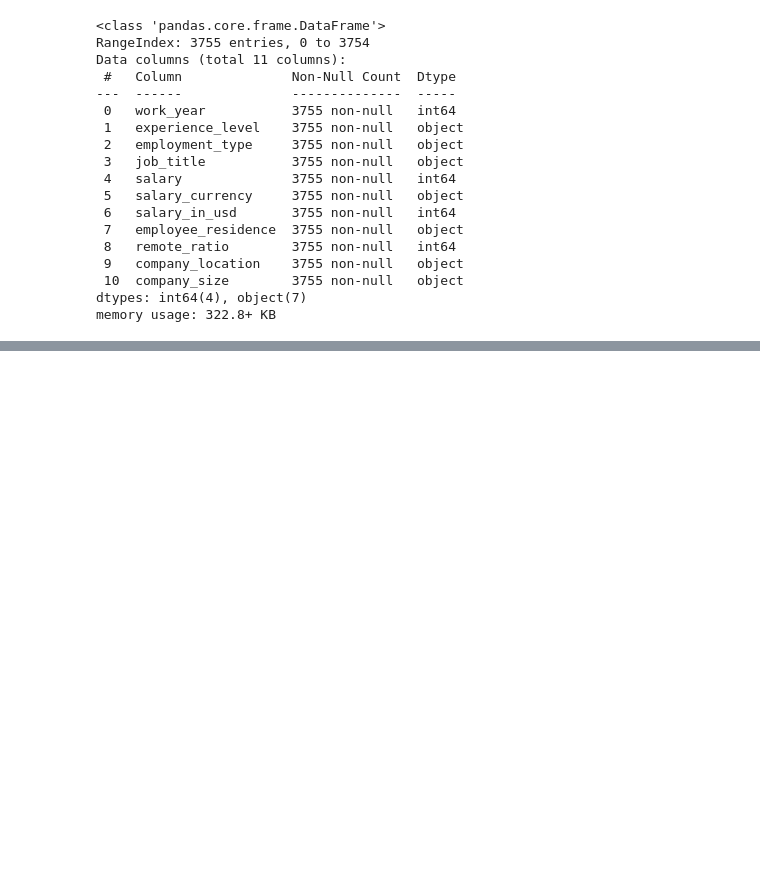
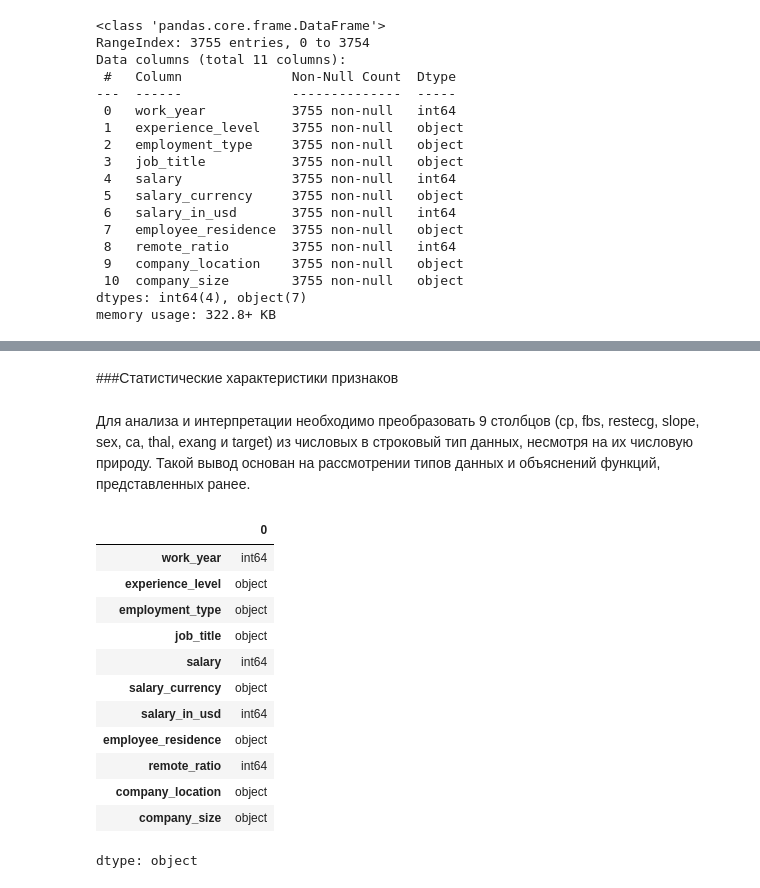
Before and after one commit to Dmitriy6655/-python-DS-ITOGOVAYA, a Jupyter notebook: sem_10_itog_HW.ipynb, the cells around one changed output, grey strips where cells are left out. Cells and saved outputs as stored; diff of their text form; code cells hidden in the pictures; blank space fills up the shorter version.

```diff
--- a/sem_10_itog_HW.ipynb
+++ b/sem_10_itog_HW.ipynb
@@ -89,3 +138,33 @@ memory usage: 322.8+ KB
 3. Нет пропущенных значений в данных, так как для каждой переменной количество non-null значений равно общему количеству наблюдений (3755).
 4. Переменная 'salary' является целевой переменной (зависимой переменной), которую нужно предсказывать или анализировать в зависимости от других переменных.
 5. Переменные 'work_year', 'salary_in_usd', 'remote_ratio' представляют собой категориальные переменные, так как имеют целочисленный тип данных.
+# %% [markdown]
+###Статистические характеристики признаков
+# %% [markdown]
+Для анализа и интерпретации необходимо преобразовать 9 столбцов (cp, fbs, restecg, slope, sex, ca, thal, exang и target) из числовых в строковый тип данных, несмотря на их числовую природу. Такой вывод основан на рассмотрении типов данных и объяснений функций, представленных ранее.
+# %%
+# Определим непрерывные признаки
+continuous_features = ['work_year', 'salary', 'salary_in_usd', 'remote_ratio']
+
+
+# Определим признаки, которые будут преобразованы в объектный тип данных
+features_to_convert = [feature for feature in ds_salaries.columns if feature not in continuous_features]
+
+# Преобразуем идентифицированные объекты в объектный тип данных
+ds_salaries[features_to_convert] = ds_salaries[features_to_convert].astype('object')
+
+ds_salaries.dtypes
+# %% [output]
+|  | 0 |
+| work_year | int64 |
+| experience_level | object |
+| employment_type | object |
+| job_title | object |
+| salary | int64 |
+| salary_currency | object |
+| salary_in_usd | int64 |
+| employee_residence | object |
+| remote_ratio | int64 |
+| company_location | object |
+| company_size | object |
+dtype: object
```
Also changed, not shown: parts of 14 cells of this notebook.
